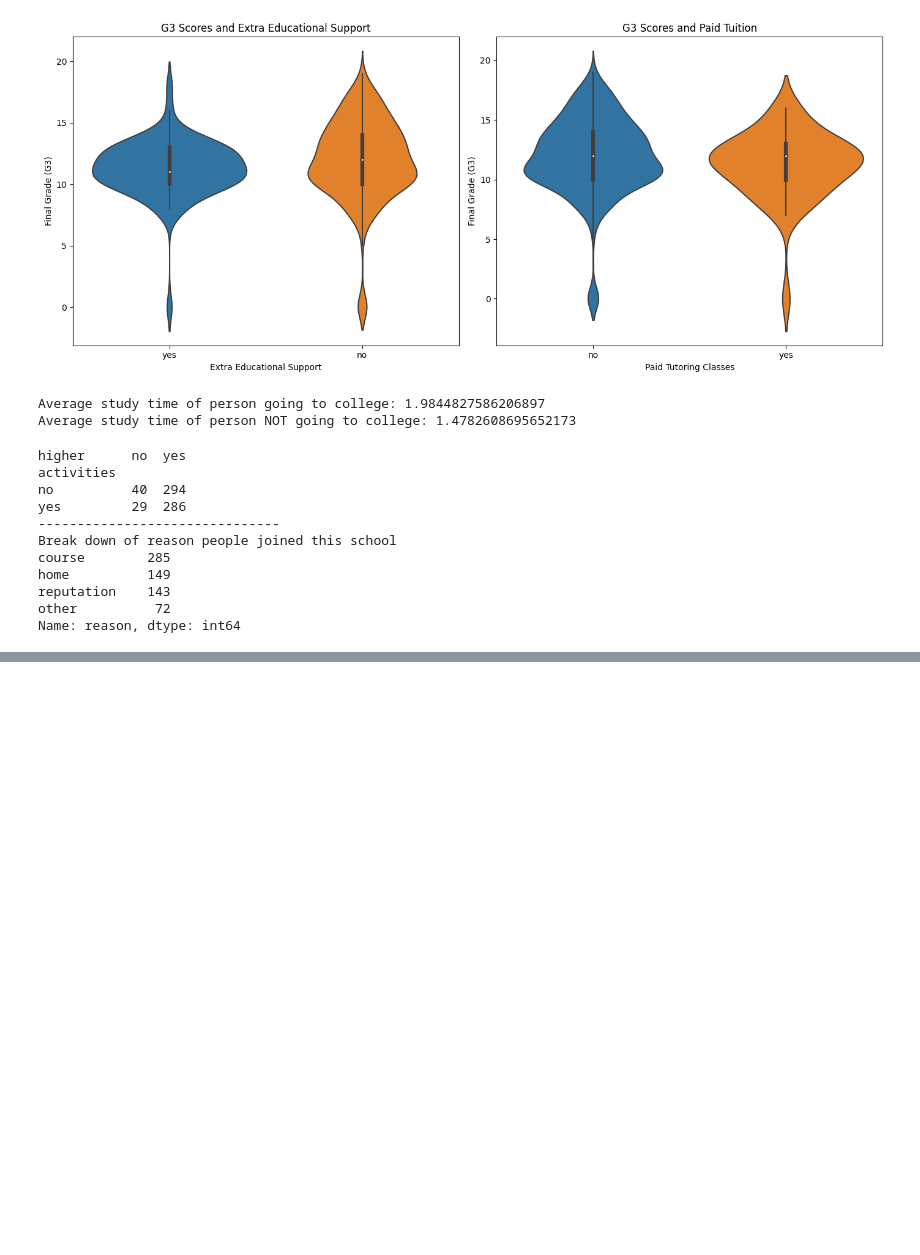
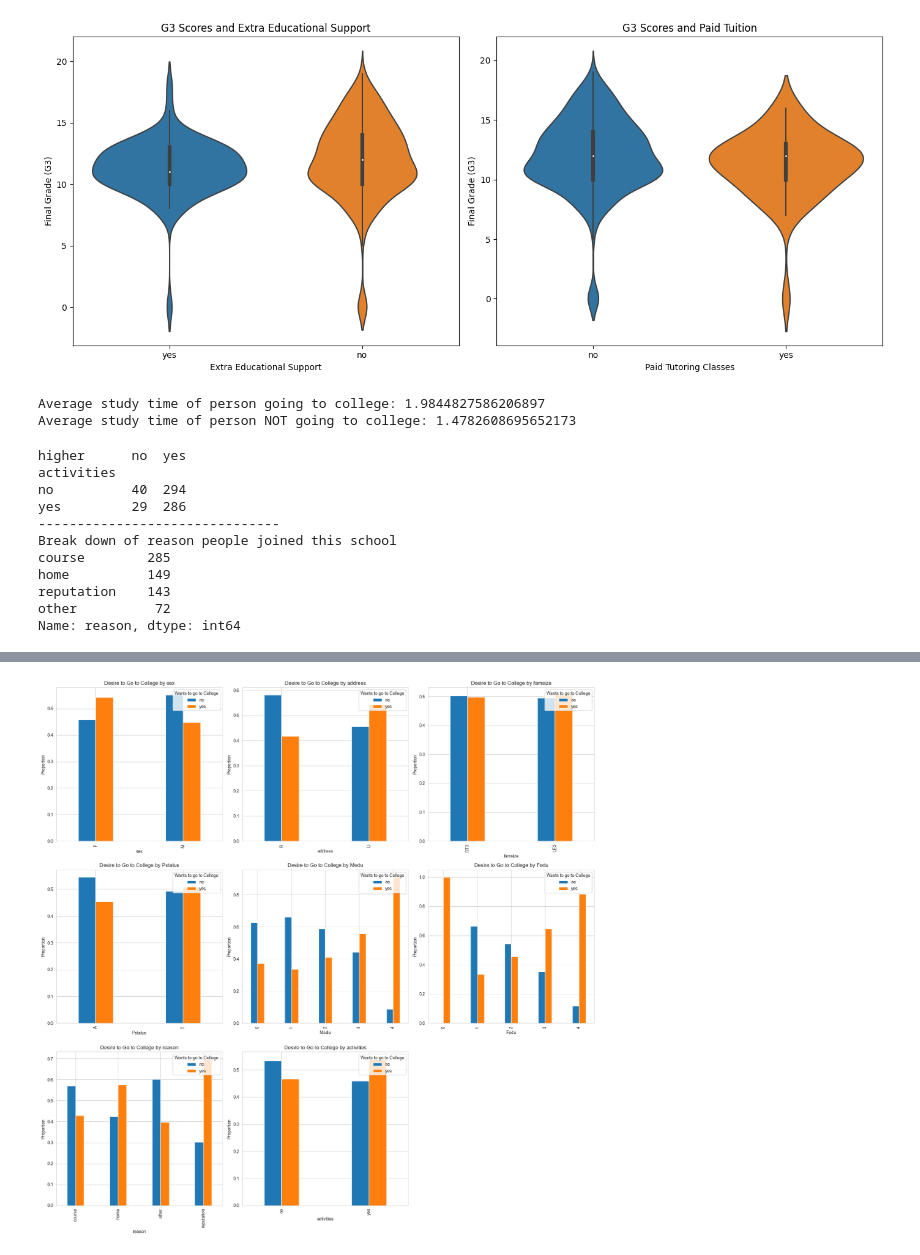
Before and after one commit to arjun37602/CCNLab, a Jupyter notebook: school.ipynb, the cells around one changed output, grey strips where cells are left out. Saved outputs shown, nothing was run; the diff lists cells and outputs as text; code cells hidden in the pictures; blank space fills up the shorter version.

```diff
--- a/school.ipynb
+++ b/school.ipynb
@@ -212,0 +264,8 @@ Name: reason, dtype: int64
+# %%
+t_stat, p_value = ttest_ind(college_df['G3'], no_college_df['G3'])
+
+# Output the results
+print("Mean G3 for students who want to go to college:", college_df['G3'].mean())
+print("Mean G3 for students who don't want to go to college:", no_college_df['G3'].mean())
+print("T-statistic:", t_stat)
+print("P-value:", p_value)
@@ -212,0 +277,12 @@ Name: reason, dtype: int64
+# %%
+variables_of_interest = ['sex', 'famrel', 'freetime', 'Medu', 'Fedu', 'reason', 'activities']
+for variable in variables_of_interest:
+    unique_values = df[variable].unique()
+    for value in unique_values:
+        college_group = df[(df['higher'] == 'yes') & (df[variable] == value)]['G3']
+        no_college_group = df[(df['higher'] == 'no') & (df[variable] == value)]['G3']
+        t_stat, p_value = ttest_ind(college_group, no_college_group)
+        print(f"T-test for {variable}={value}:")
+        print(f"T-statistic: {t_stat}")
+        print(f"P-value: {p_value}")
+        print("\n")
@@ -212,0 +355,38 @@ Name: reason, dtype: int64
+# %%
+# Set the style of seaborn plots
+sns.set_style("whitegrid")
+
+# Create subplots
+fig, axes = plt.subplots(nrows=3, ncols=3, figsize=(18, 18))
+
+# Flatten the axes for easy iteration
+axes = axes.flatten()
+
+# Iterate over each variable and plot
+for i, variable in enumerate(variables_of_interest):
+    # Calculate proportions for each category
+    total_college_students = len(college_df)
+    total_no_college_students = len(no_college_df)
+
+    proportions = (df.groupby([variable, 'higher']).size() / df.groupby('higher').size()).unstack()
+    proportions = proportions.div(proportions.sum(axis=1), axis=0)  # Normalize proportions
+
+    # Plot the proportions
+    proportions.plot(kind='bar', stacked=False, ax=axes[i], width=0.4)
+
+    axes[i].set_title(f'Desire to Go to College by {variable}')
+    axes[i].set_xlabel(variable)
+    axes[i].set_ylabel('Proportion')
+    axes[i].legend(title='Wants to go to College', loc='upper right')
+
+# Remove any unused subplots
+for j in range(len(variables_of_interest), len(axes)):
+    fig.delaxes(axes[j])
+
+# Adjust layout
+plt.tight_layout()
+
+# Show the plots
+plt.show()
+# %% [output]
+[figure, added]
```
Also changed, not shown: parts of 19 cells of this notebook, 3 other files.
